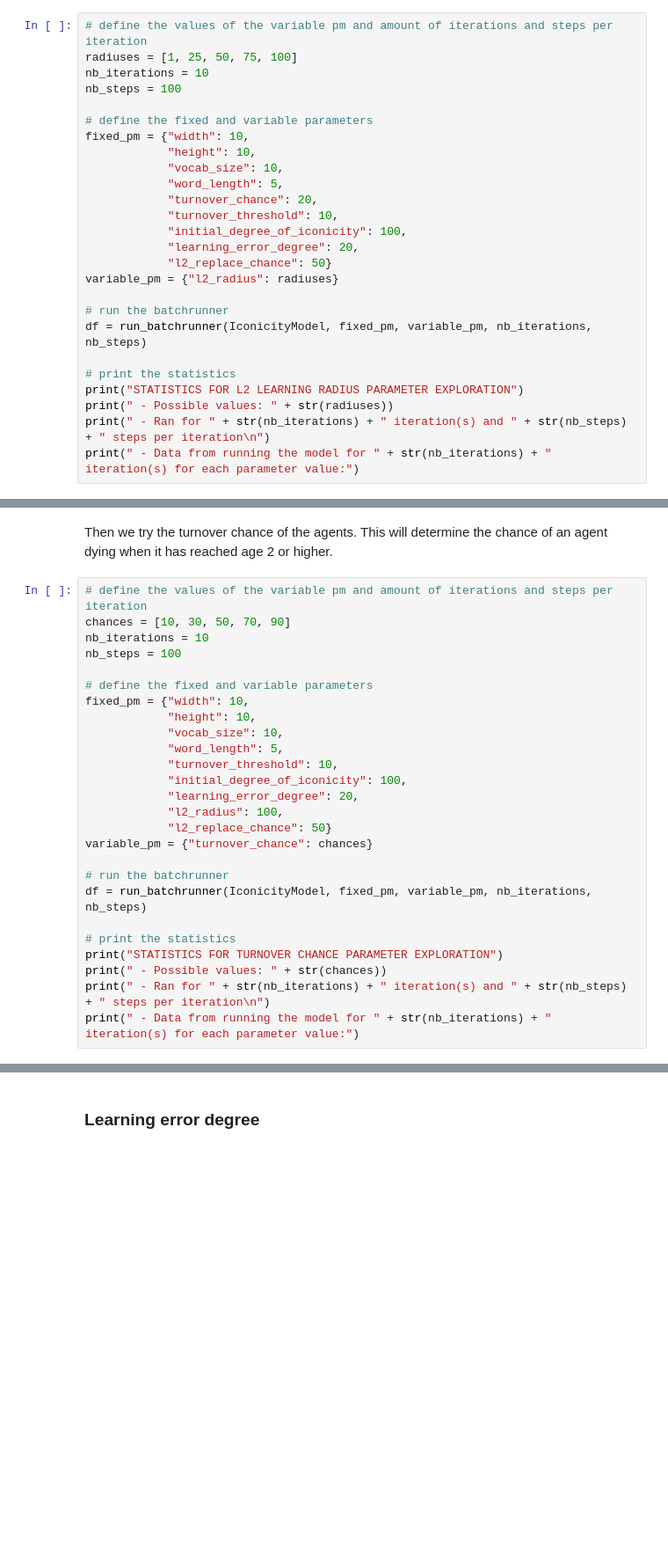
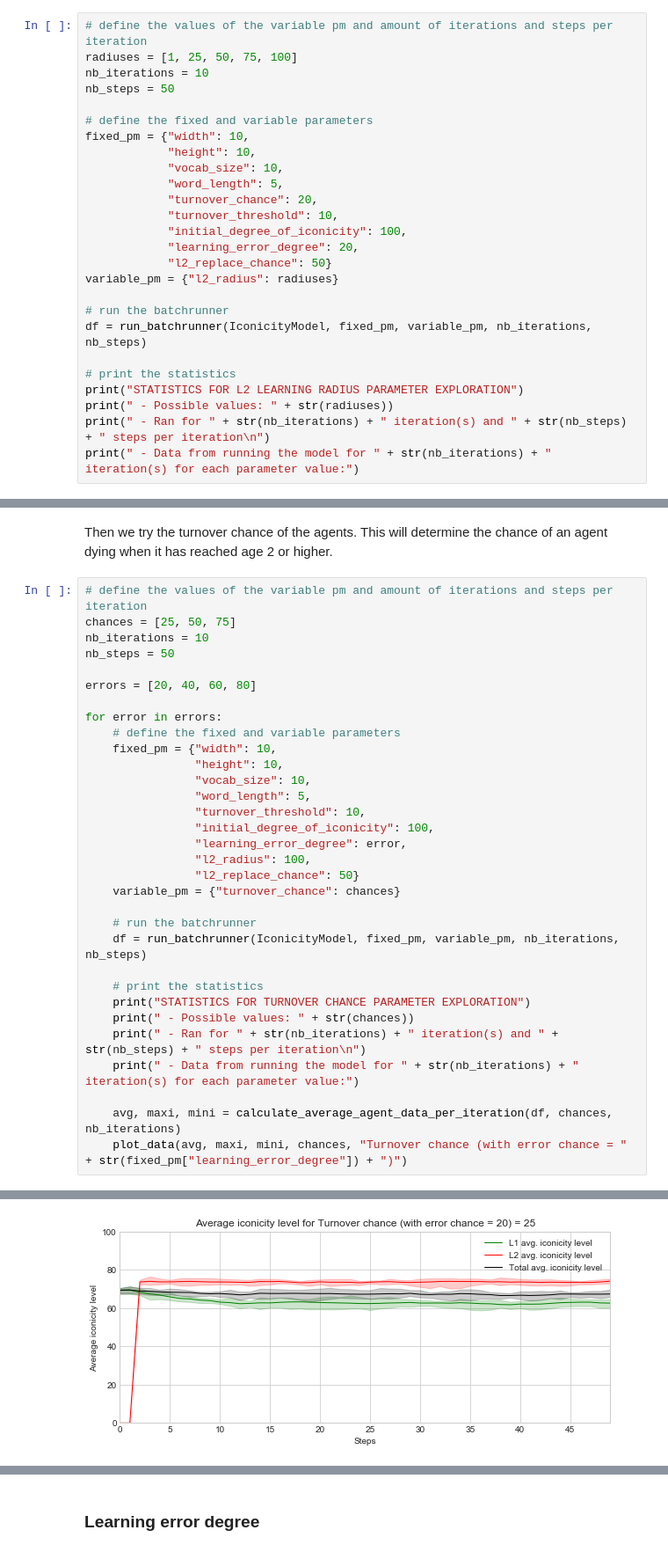
Before and after one commit to jberlang/IconicityModel, a Jupyter notebook: BatchrunnerData.ipynb, the cells around one changed output, grey strips where cells are left out. Shown at 88% size. Saved outputs shown, nothing was run; the diff lists cells and outputs as text; blank space fills up the shorter version.

Commit message:
Changed sign acquisition to a single occurence per agent + ran batchrunner

```diff
--- a/BatchrunnerData.ipynb
+++ b/BatchrunnerData.ipynb
@@ -196,7 +198,7 @@ Then we try several radiuses from which an L2 learner can acquire signs from.
 # define the values of the variable pm and amount of iterations and steps per iteration
 radiuses = [1, 25, 50, 75, 100]
 nb_iterations = 10
-nb_steps = 100
+nb_steps = 50
 
 # define the fixed and variable parameters
 fixed_pm = {"width": 10,
@@ -242,29 +244,35 @@ plot_per_step_data(avg, maxi, mini, radiuses, "L2 learning radius")
 Then we try the turnover chance of the agents. This will determine the chance of an agent dying when it has reached age 2 or higher.
 # %%
 # define the values of the variable pm and amount of iterations and steps per iteration
-chances = [10, 30, 50, 70, 90]
+chances = [25, 50, 75]
 nb_iterations = 10
-nb_steps = 100
+nb_steps = 50
 
-# define the fixed and variable parameters
-fixed_pm = {"width": 10,
-            "height": 10,
-            "vocab_size": 10,
-            "word_length": 5,
-            "turnover_threshold": 10,
-            "initial_degree_of_iconicity": 100,
-            "learning_error_degree": 20,
-            "l2_radius": 100,
-            "l2_replace_chance": 50}
-variable_pm = {"turnover_chance": chances}
+errors = [20, 40, 60, 80]
 
-# run the batchrunner
-df = run_batchrunner(IconicityModel, fixed_pm, variable_pm, nb_iterations, nb_steps)
+for error in errors:
+    # define the fixed and variable parameters
+    fixed_pm = {"width": 10,
+                "height": 10,
+                "vocab_size": 10,
+                "word_length": 5,
+                "turnover_threshold": 10,
+                "initial_degree_of_iconicity": 100,
+                "learning_error_degree": error,
+                "l2_radius": 100,
+                "l2_replace_chance": 50}
+    variable_pm = {"turnover_chance": chances}
 
-# print the statistics
-print("STATISTICS FOR TURNOVER CHANCE PARAMETER EXPLORATION")
-print(" - Possible values: " + str(chances))
-print(" - Ran for " + str(nb_iterations) + " iteration(s) and " + str(nb_steps) + " steps per iteration\n")
-print(" - Data from running the model for " + str(nb_iterations) + " iteration(s) for each parameter value:")
+    # run the batchrunner
+    df = run_batchrunner(IconicityModel, fixed_pm, variable_pm, nb_iterations, nb_steps)
+
+    # print the statistics
+    print("STATISTICS FOR TURNOVER CHANCE PARAMETER EXPLORATION")
+    print(" - Possible values: " + str(chances))
+    print(" - Ran for " + str(nb_iterations) + " iteration(s) and " + str(nb_steps) + " steps per iteration\n")
+    print(" - Data from running the model for " + str(nb_iterations) + " iteration(s) for each parameter value:")
+
+    avg, maxi, mini = calculate_average_agent_data_per_iteration(df, chances, nb_iterations)
+    plot_data(avg, maxi, mini, chances, "Turnover chance (with error chance = " + str(fixed_pm["learning_error_degree"]) + ")")
 # %% [output]
 STATISTICS FOR TURNOVER CHANCE PARAMETER EXPLORATION
@@ -273,2 +281,3 @@ STATISTICS FOR TURNOVER CHANCE PARAMETER EXPLORATION
 
  - Data from running the model for 10 iteration(s) for each parameter value:
+[figure, added]
```
Also changed, not shown: parts of 10 cells of this notebook, 3 other files.
